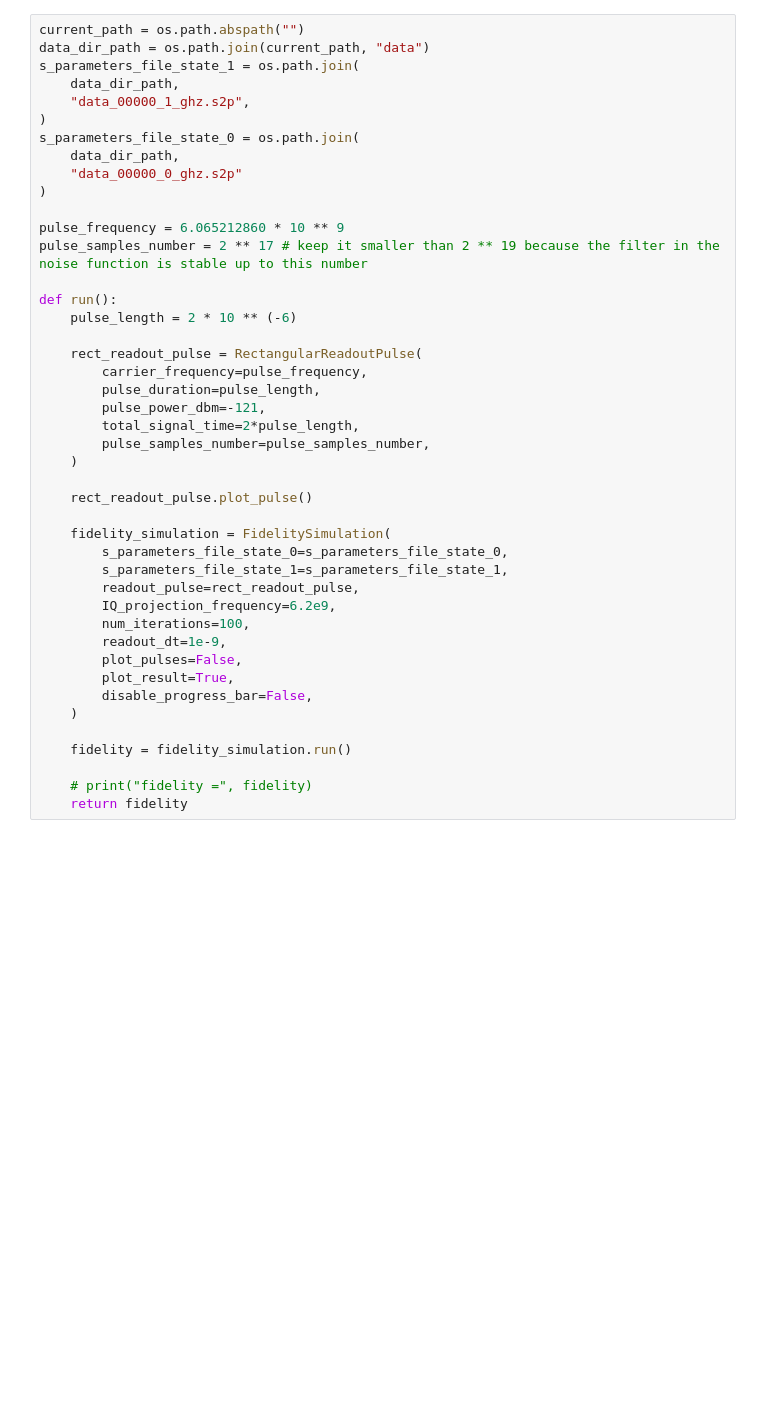
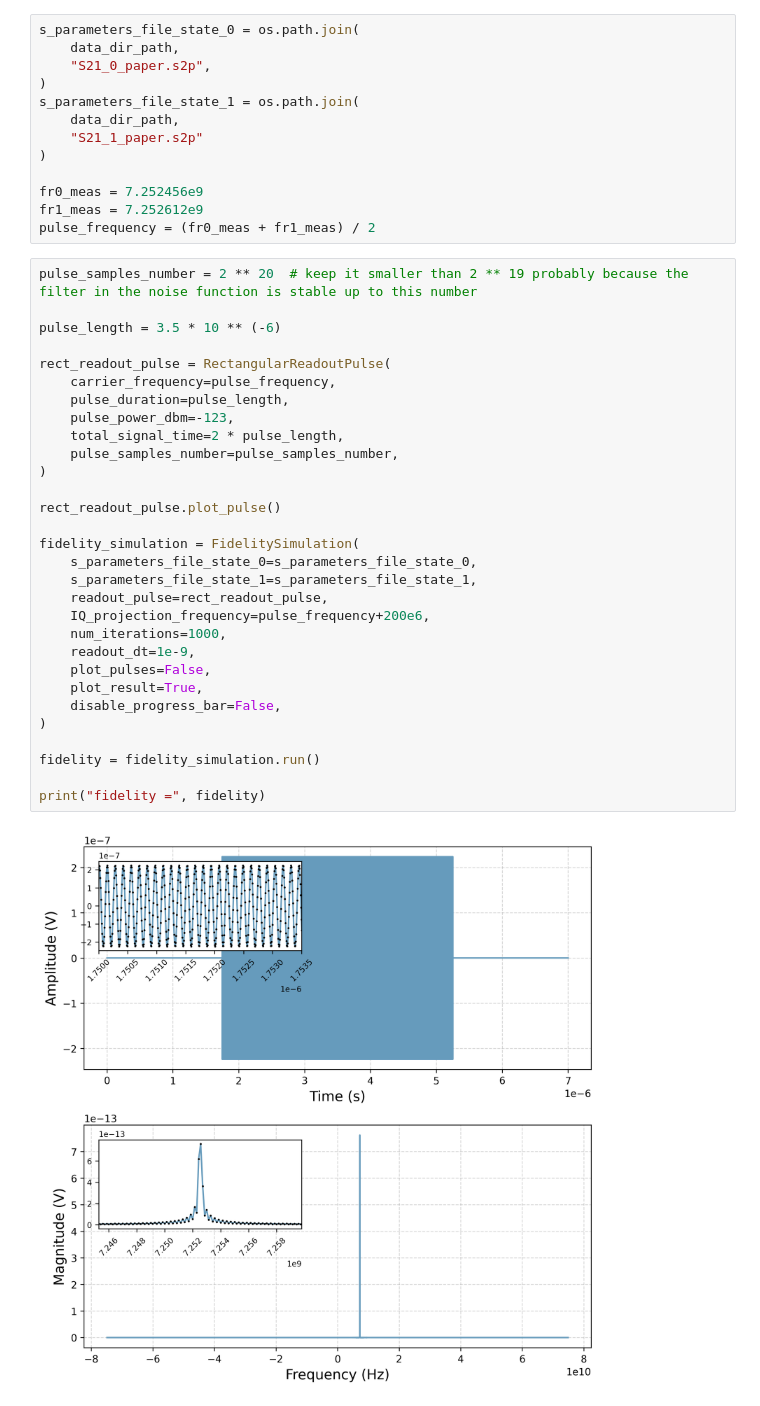
Before and after one commit to alexanderosherov/transmon_qubit_readout_simulation, a Jupyter notebook: fidelity_analysis/simple_fidelity_test.ipynb, the cells around one changed output. Saved outputs shown, nothing was run; the diff lists cells and outputs as text; blank space fills up the shorter version.

Commit message:
progress commit

```diff
--- a/fidelity_analysis/simple_fidelity_test.ipynb
+++ b/fidelity_analysis/simple_fidelity_test.ipynb
@@ -23,44 +37,45 @@ setup_plotting()
+# %%
+s_parameters_file_state_0 = os.path.join(
+    data_dir_path,
+    "S21_0_paper.s2p",
+)
+s_parameters_file_state_1 = os.path.join(
+    data_dir_path,
+    "S21_1_paper.s2p"
+)
+
+fr0_meas = 7.252456e9
+fr1_meas = 7.252612e9
+pulse_frequency = (fr0_meas + fr1_meas) / 2
 # %%
-current_path = os.path.abspath("")
-data_dir_path = os.path.join(current_path, "data")
-s_parameters_file_state_1 = os.path.join(
-    data_dir_path,
-    "data_00000_1_ghz.s2p",
-)
-s_parameters_file_state_0 = os.path.join(
-    data_dir_path,
-    "data_00000_0_ghz.s2p"
+pulse_samples_number = 2 ** 20  # keep it smaller than 2 ** 19 probably because the filter in the noise function is stable up to this number
+
+pulse_length = 3.5 * 10 ** (-6)
+
+rect_readout_pulse = RectangularReadoutPulse(
+    carrier_frequency=pulse_frequency,
+    pulse_duration=pulse_length,
+    pulse_power_dbm=-123,
+    total_signal_time=2 * pulse_length,
+    pulse_samples_number=pulse_samples_number,
 )
 
-pulse_frequency = 6.065212860 * 10 ** 9
-pulse_samples_number = 2 ** 17 # keep it smaller than 2 ** 19 because the filter in the noise function is stable up to this number
+rect_readout_pulse.plot_pulse()
 
-def run():
-    pulse_length = 2 * 10 ** (-6)
+fidelity_simulation = FidelitySimulation(
+    s_parameters_file_state_0=s_parameters_file_state_0,
+    s_parameters_file_state_1=s_parameters_file_state_1,
+    readout_pulse=rect_readout_pulse,
+    IQ_projection_frequency=pulse_frequency+200e6,
+    num_iterations=1000,
+    readout_dt=1e-9,
+    plot_pulses=False,
+    plot_result=True,
+    disable_progress_bar=False,
+)
 
-    rect_readout_pulse = RectangularReadoutPulse(
-        carrier_frequency=pulse_frequency,
-        pulse_duration=pulse_length,
-        pulse_power_dbm=-121,
-        total_signal_time=2*pulse_length,
-        pulse_samples_number=pulse_samples_number,
-    )
+fidelity = fidelity_simulation.run()
 
-    rect_readout_pulse.plot_pulse()
-
-    fidelity_simulation = FidelitySimulation(
-        s_parameters_file_state_0=s_parameters_file_state_0,
-        s_parameters_file_state_1=s_parameters_file_state_1,
-        readout_pulse=rect_readout_pulse,
-        IQ_projection_frequency=6.2e9,
-        num_iterations=100,
-        readout_dt=1e-9,
-        plot_pulses=False,
-        plot_result=True,
-        disable_progress_bar=False,
-    )
-
-    fidelity = fidelity_simulation.run()
-
-    # print("fidelity =", fidelity)
-    return fidelity
+print("fidelity =", fidelity)
+# %% [output]
+[figure, added]
```
Also changed, not shown: parts of 7 cells of this notebook, 12 other files.
